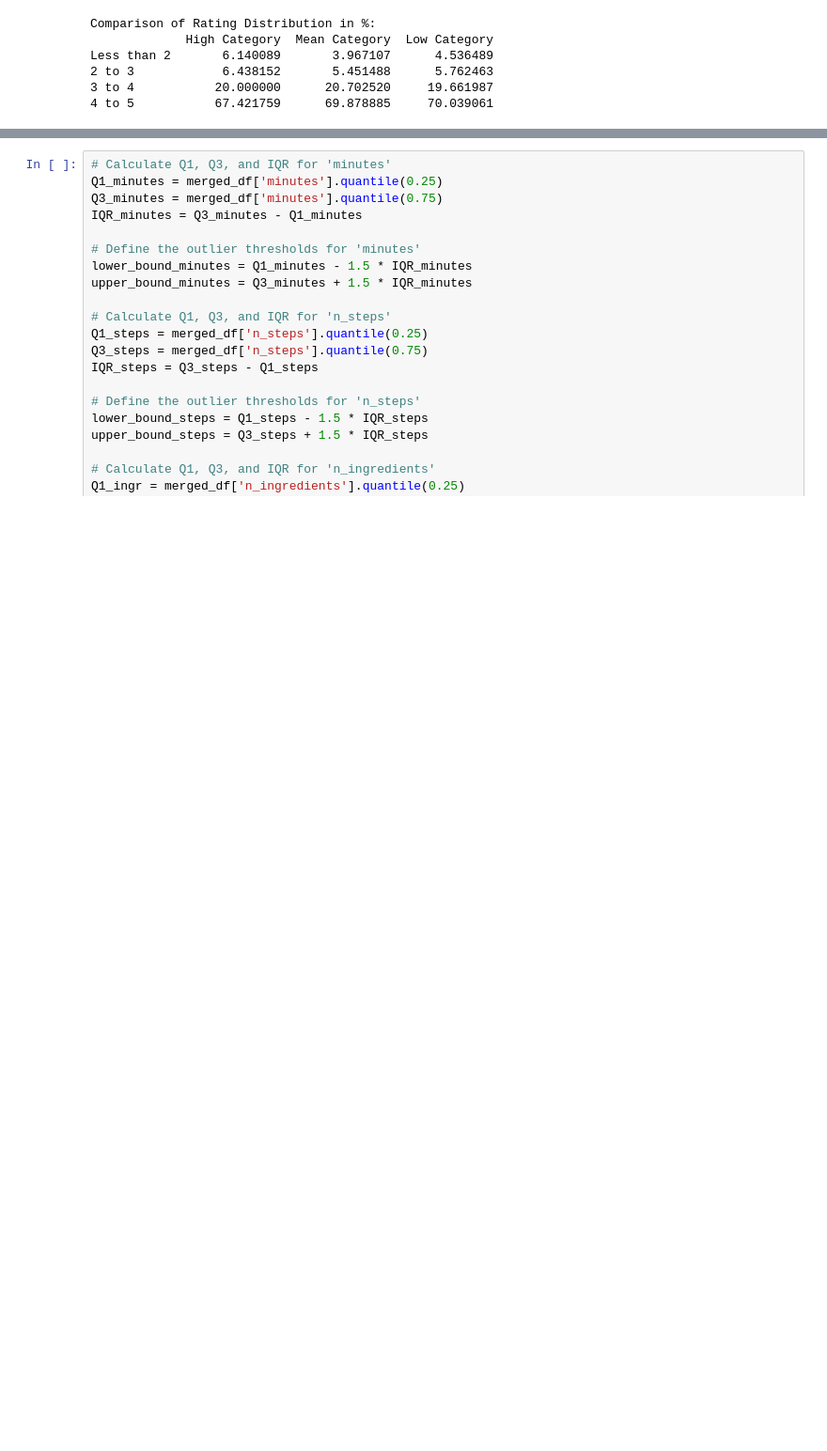
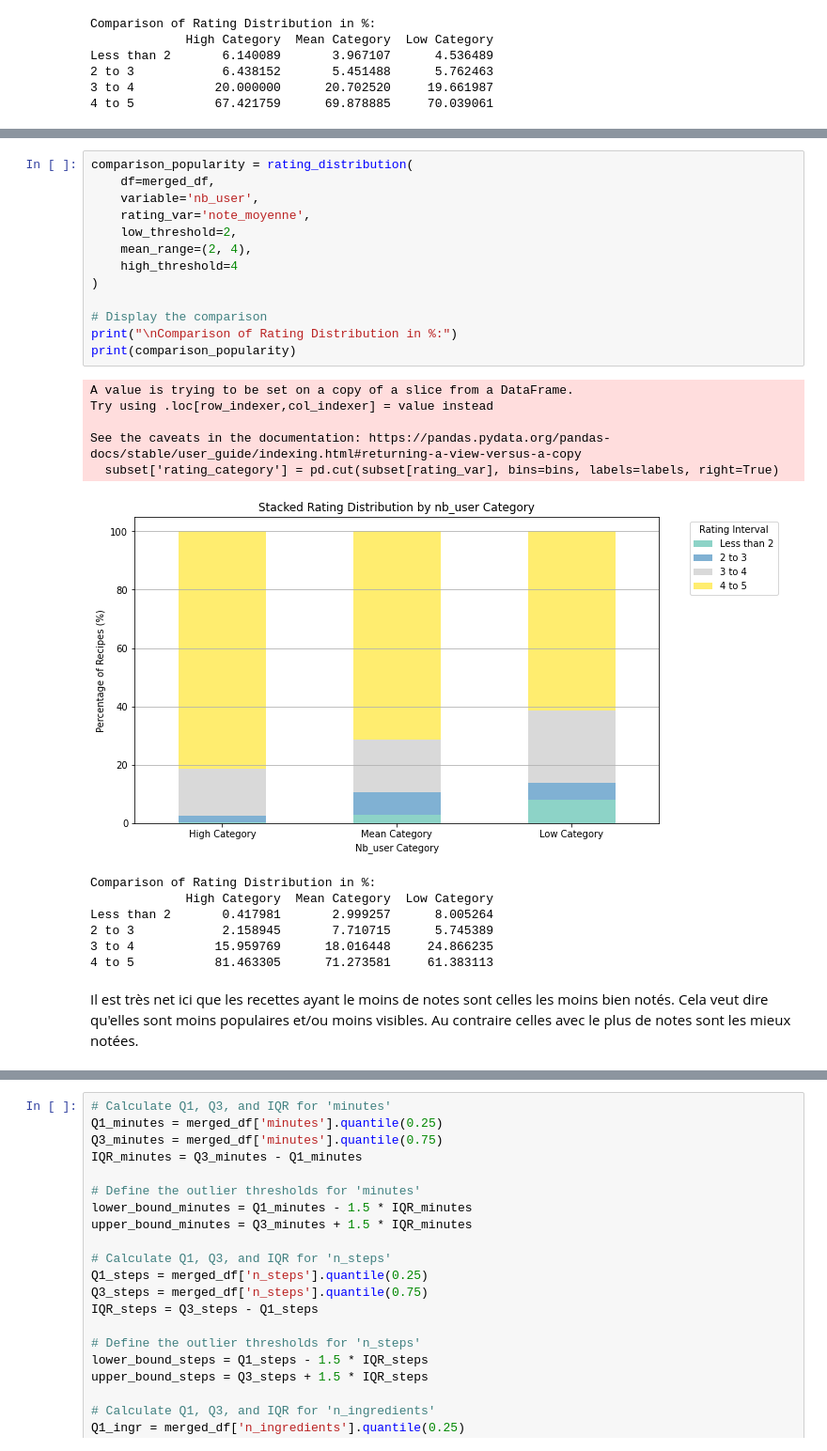
Before and after one commit to romainDonne22/cookproject, a Jupyter notebook: rating_recipe_merge.ipynb, the cells around one changed output, grey strips where cells are left out. Shown: that part at 94% size. Saved outputs shown, nothing was run; the diff lists cells and outputs as text; blank space fills up the shorter version.

```diff
--- a/rating_recipe_merge.ipynb
+++ b/rating_recipe_merge.ipynb
@@ -630,0 +740,28 @@ Less than 2       6.140089       3.967107      4.536489
+# %%
+comparison_popularity = rating_distribution(
+    df=merged_df,
+    variable='nb_user',
+    rating_var='note_moyenne',
+    low_threshold=2,
+    mean_range=(2, 4),
+    high_threshold=4
+)
+
+# Display the comparison
+print("\nComparison of Rating Distribution in %:")
+print(comparison_popularity)
+# %% [output]
+A value is trying to be set on a copy of a slice from a DataFrame.
+Try using .loc[row_indexer,col_indexer] = value instead
+
+See the caveats in the documentation: https://pandas.pydata.org/pandas-docs/stable/user_guide/indexing.html#returning-a-view-versus-a-copy
+  subset['rating_category'] = pd.cut(subset[rating_var], bins=bins, labels=labels, right=True)
+[figure, added]
+Comparison of Rating Distribution in %:
+             High Category  Mean Category  Low Category
+Less than 2       0.417981       2.999257      8.005264
+2 to 3            2.158945       7.710715      5.745389
+3 to 4           15.959769      18.016448     24.866235
+4 to 5           81.463305      71.273581     61.383113
+# %% [markdown]
+Il est très net ici que les recettes ayant le moins de notes sont celles les moins bien notés. Cela veut dire qu'elles sont moins populaires et/ou moins visibles. Au contraire celles avec le plus de notes sont les mieux notées.
```
Also changed, not shown: parts of 20 cells of this notebook.
